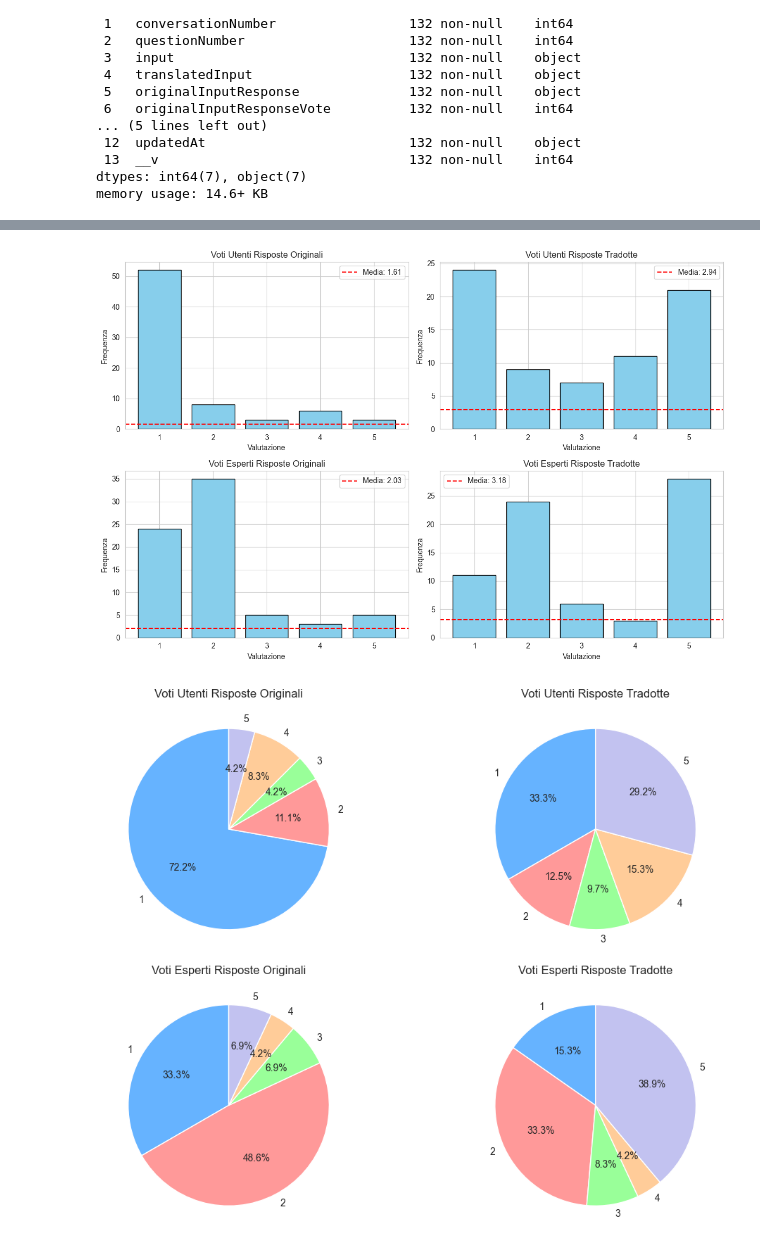
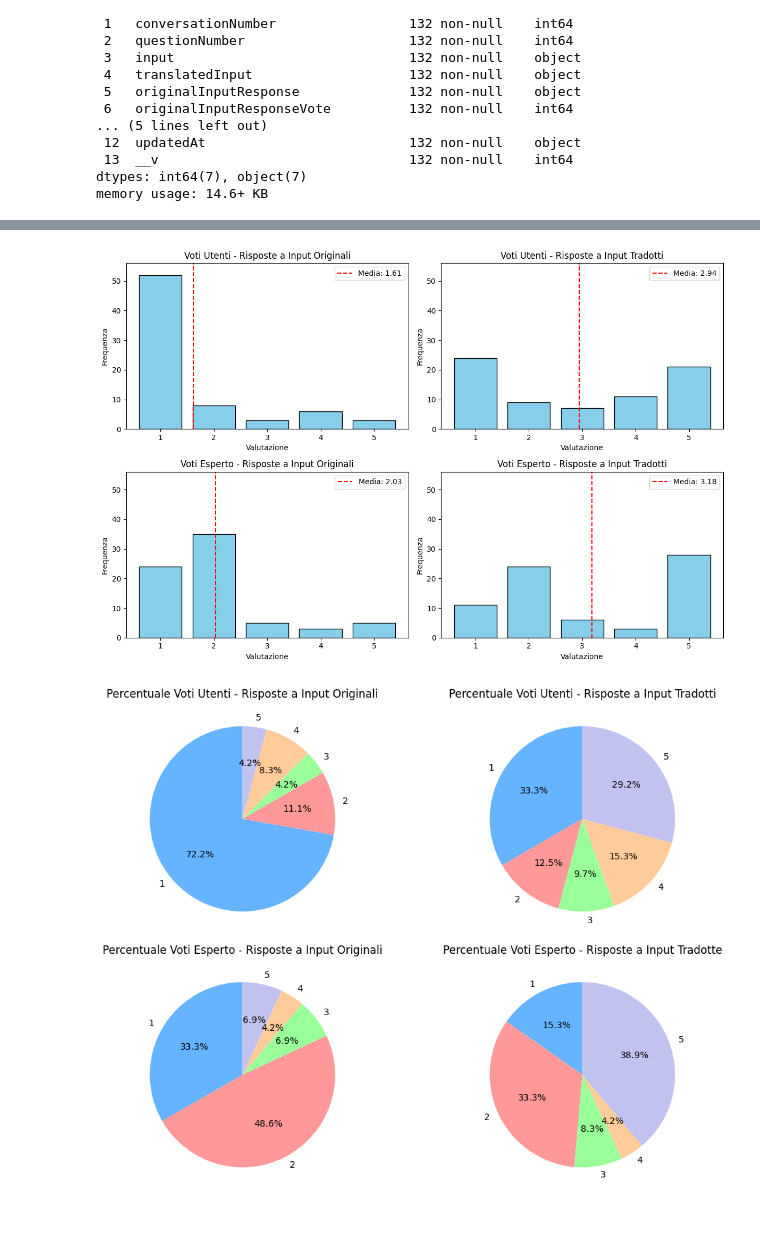
Before and after one commit to davidecandel8/NoVAGraphS_Translation, a Jupyter notebook: final_evaluation/evaluation.ipynb, the cells around one changed output, grey strips where cells are left out. Drawn from its saved outputs; the diff is of its cells as text; code cells hidden in the pictures; blank space fills up the shorter version.

```diff
--- a/final_evaluation/evaluation.ipynb
+++ b/final_evaluation/evaluation.ipynb
@@ -112,7 +88,4 @@ plt.show()
 # %%
-import pandas as pd
-import matplotlib.pyplot as plt
-
 # Dati per i tipi di voto (1, 2, 3, 4, 5)
 vote_values = [1, 2, 3, 4, 5]
 
@@ -126,10 +99,10 @@ votes_columns = [
 
 # Titoli per i grafici a torta
 votes_titles_pie = [
-    'Distribuzione Voti Utenti Risposte Originali',
-    'Distribuzione Voti Utenti Risposte Tradotte',
-    'Distribuzione Voti Esperti Risposte Originali',
-    'Distribuzione Voti Esperti Risposte Tradotte'
+    'Distribuzione Percentuale Voti Utenti - Risposte a Input Originali',
+    'Distribuzione Percentuale Voti Utenti - Risposte a Input Tradotti',
+    'Distribuzione Percentuale Voti Esperto - Risposte a Input Originali',
+    'Distribuzione Percentuale Voti Esperto - Risposte a Input Tradotte'
 ]
 
 # Creazione dei grafici a torta
@@ -357,12 +280,10 @@ plt.show()
 # %%
-import matplotlib.pyplot as plt
-
 # Filtriamo le tuple in cui 'input' e 'translatedInput' sono diversi
 diverse_df = df[df['input'] != df['translatedInput']]
 
 # Definiamo le colonne di interesse
 columns = ['originalInputResponseVote', 'translatedInputResponseVote', 'expertOriginalInputResponseVote', 'expertTranslatedInputResponseVote']
-titles = ['Voti Utenti Risposte Originali', 'Voti Utenti Risposte Tradotte', 'Voti Esperti Risposte Originali', 'Voti Esperti Risposte Tradotte']
+titles = ['Voti Utenti - Risposte a Input Originali', 'Voti Utenti - Risposte a Input Tradotti', 'Voti Esperto - Risposte a Input Originali', 'Voti Esperto - Risposte a Input Tradotti']
 
 # Creazione del grafico a 4
 fig, axes = plt.subplots(2, 2, figsize=(12, 8))
@@ -378,43 +299,53 @@ for i, column in enumerate(columns):
 
     # Creazione dell'istogramma
     axes[i].bar(counts.index, counts.values, color='skyblue', edgecolor='black')
-    axes[i].axhline(media_valutazioni, color='red', linestyle='--', label=f'Media: {media_valutazioni:.2f}')
+
+    # Aggiunta della linea verticale della media
+    axes[i].axvline(media_valutazioni, color='red', linestyle='--', label=f'Media: {media_valutazioni:.2f}')
 
     # Impostazioni del grafico
     axes[i].set_title(titles[i])
     axes[i].set_xlabel('Valutazione')
     axes[i].set_ylabel('Frequenza')
+
+    # Imposta i limiti dell'asse Y a 70 per uniformare la scala
+    axes[i].set_ylim(0, 56)
+
+    # Aggiunta della legenda
     axes[i].legend()
 
 # Imposta un layout migliore
 plt.tight_layout()
 plt.show()
 # %% [output]
-[figure, old version]
+[figure, new version]
 # %%
-import matplotlib.pyplot as plt
-
 # Definiamo le colonne di interesse
 columns = ['originalInputResponseVote', 'translatedInputResponseVote', 'expertOriginalInputResponseVote', 'expertTranslatedInputResponseVote']
-titles = ['Voti Utenti Risposte Originali', 'Voti Utenti Risposte Tradotte', 'Voti Esperti Risposte Originali', 'Voti Esperti Risposte Tradotte']
+votes_titles_pie = [
+    'Percentuale Voti Utenti - Risposte a Input Originali',
+    'Percentuale Voti Utenti - Risposte a Input Tradotti',
+    'Percentuale Voti Esperto - Risposte a Input Originali',
+    'Percentuale Voti Esperto - Risposte a Input Tradotte'
+]
 
 # Creazione del grafico a torta per ogni tipo di valutazione
 fig, axes = plt.subplots(2, 2, figsize=(12, 8))
 axes = axes.flatten()
 
 # Loop su ciascuna colonna
 for i, column in enumerate(columns):
     # Conteggio delle valutazioni 1, 2, 3, 4, 5
     counts = diverse_df[column].value_counts().sort_index()
 
     # Creazione del grafico a torta
     axes[i].pie(counts.values, labels=counts.index, autopct='%1.1f%%', startangle=90, colors=['#66b3ff','#ff9999','#99ff99','#ffcc99','#c2c2f0'])
 
     # Impostazioni del grafico
-    axes[i].set_title(titles[i])
+    axes[i].set_title(votes_titles_pie[i])
 
 # Imposta un layout migliore
 plt.tight_layout()
 plt.show()
 # %% [output]
-[figure, old version]
+[figure, new version]
```
Also changed, not shown: parts of 14 cells of this notebook, 1 other file.
